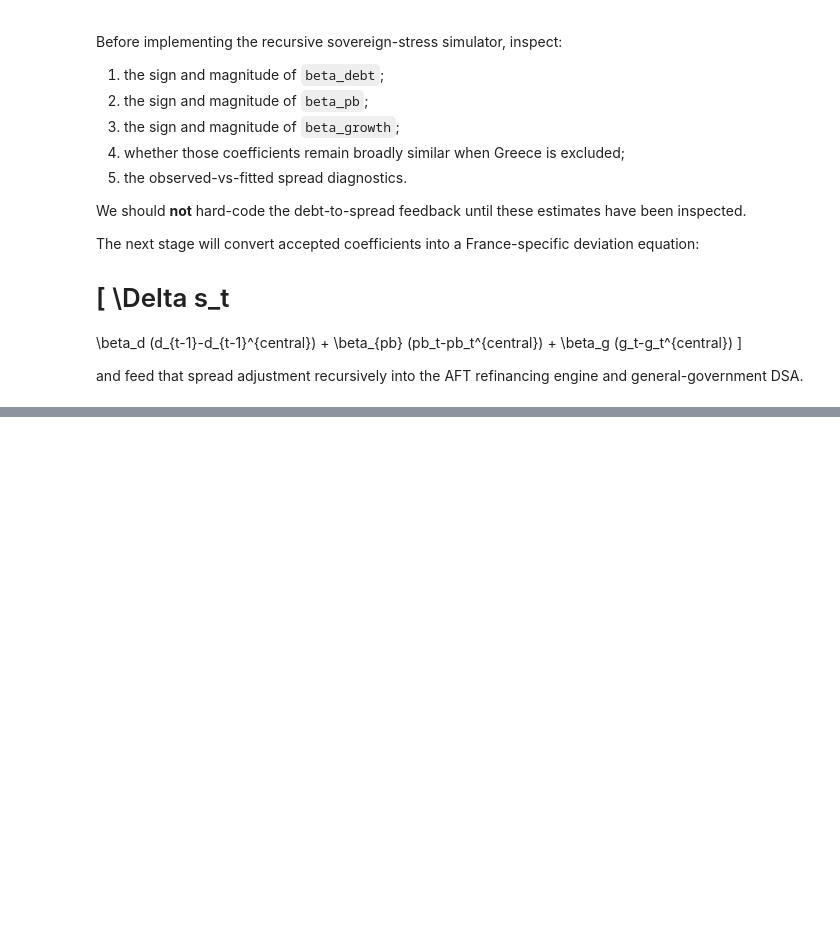
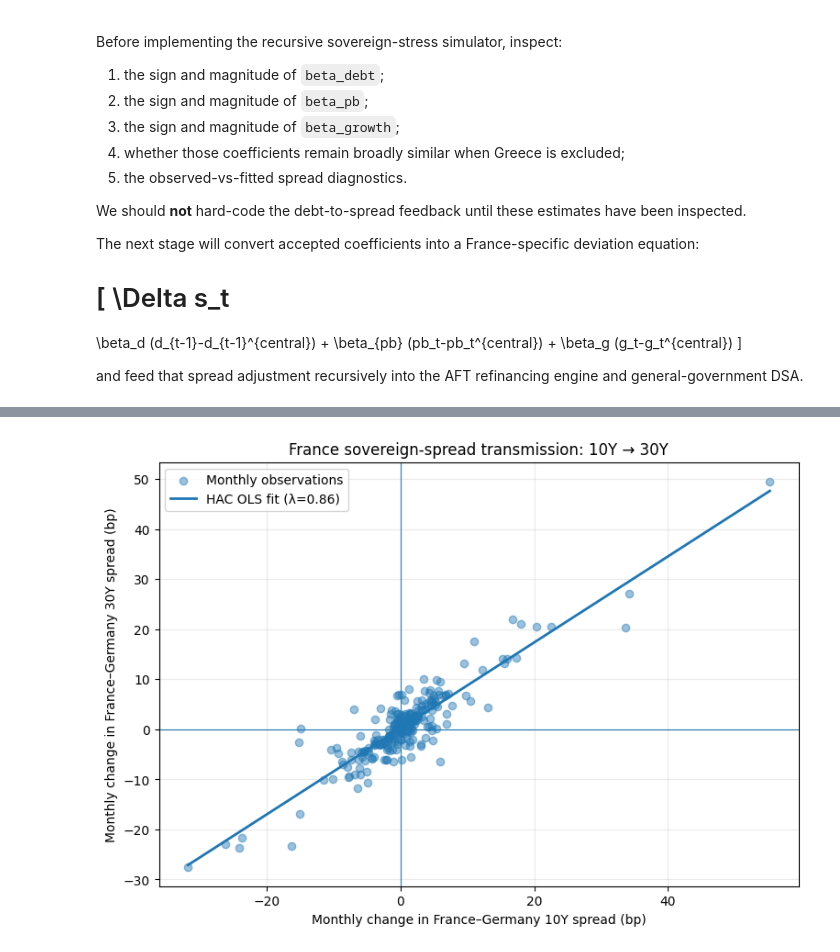
Before and after one commit to MikelCoti/french_oat_model, a Jupyter notebook: notebooks/03_sovereign_stress_dsa.ipynb, the cells around one changed output, grey strips where cells are left out. Cells and saved outputs as stored; diff of their text form; code cells hidden in the pictures; blank space fills up the shorter version.

Commit message:
Determined the 10Y -> 30Y spread factor.

```diff
--- a/notebooks/03_sovereign_stress_dsa.ipynb
+++ b/notebooks/03_sovereign_stress_dsa.ipynb
@@ -1483,0 +2356,90 @@ plt.show()
+# %%
+# ============================================================
+# Transmission scatter
+# ============================================================
+
+x_bp = (
+    transmission_sample[
+        "delta_spread_10y"
+    ]
+    .to_numpy()
+    * 10_000
+)
+
+y_bp = (
+    transmission_sample[
+        "delta_spread_30y"
+    ]
+    .to_numpy()
+    * 10_000
+)
+
+x_grid = np.linspace(
+    x_bp.min(),
+    x_bp.max(),
+    200,
+)
+
+intercept_bp = (
+    maturity_transmission_model.params[
+        "Intercept"
+    ]
+    * 10_000
+)
+
+fitted_grid = (
+    intercept_bp
+    +
+    LAMBDA_10Y_TO_30Y
+    * x_grid
+)
+
+fig, ax = plt.subplots(
+    figsize=(9, 6)
+)
+
+ax.scatter(
+    x_bp,
+    y_bp,
+    alpha=0.45,
+    label="Monthly observations",
+)
+
+ax.plot(
+    x_grid,
+    fitted_grid,
+    linewidth=2,
+    label=(
+        "HAC OLS fit "
+        f"(λ={LAMBDA_10Y_TO_30Y:.2f})"
+    ),
+)
+
+ax.axhline(
+    0,
+    linewidth=0.8,
+)
+
+ax.axvline(
+    0,
+    linewidth=0.8,
+)
+
+ax.set_title(
+    "France sovereign-spread transmission: 10Y → 30Y"
+)
+
+ax.set_xlabel(
+    "Monthly change in France–Germany 10Y spread (bp)"
+)
+
+ax.set_ylabel(
+    "Monthly change in France–Germany 30Y spread (bp)"
+)
+
+ax.grid(alpha=0.25)
+ax.legend()
+
+plt.show()
+# %% [output]
+[figure, added]
```
Also changed, not shown: parts of 17 cells of this notebook, 7 other files.
